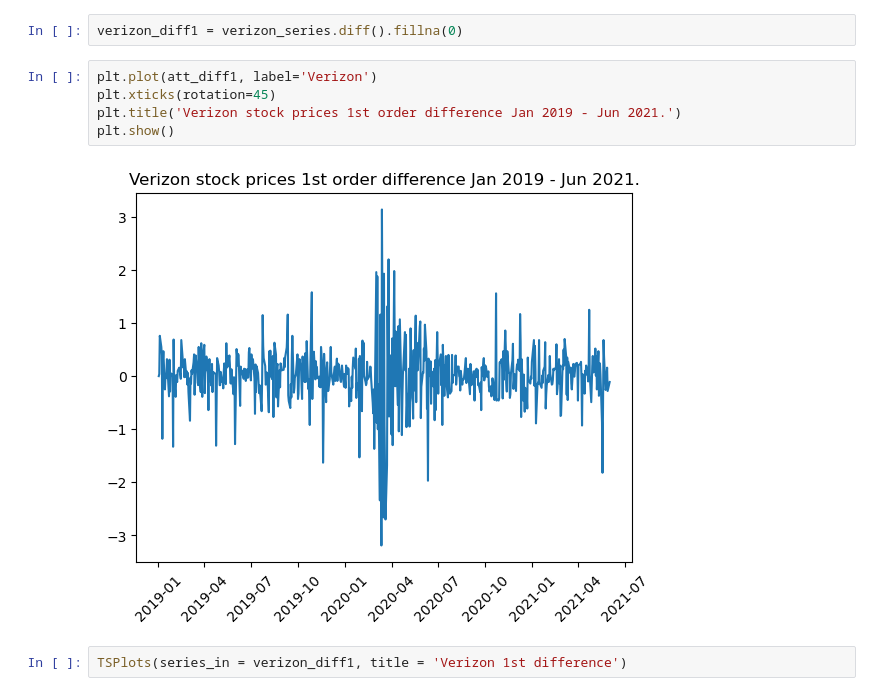
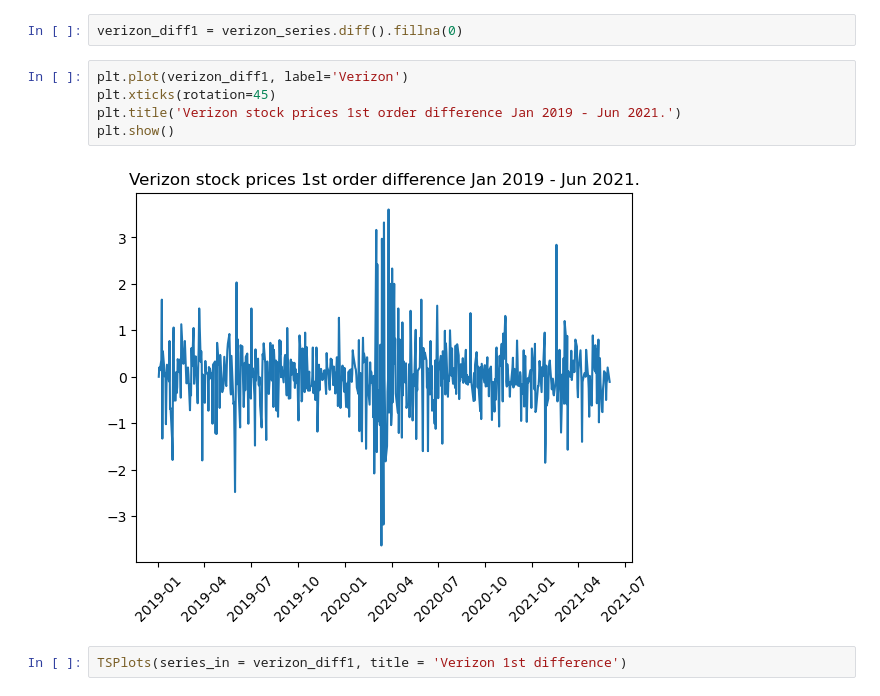
Before and after one commit to TGusciora/Python, a Jupyter notebook: Manning/TimeSeriesStockPrices/TimeSeriesComponents/001_1_3_TGusciora_TimeSeriesComponents_DealingWithNonStationarity.ipynb, the cells around one changed output. Cells and saved outputs as stored; diff of their text form.

```diff
--- a/Manning/TimeSeriesStockPrices/TimeSeriesComponents/001_1_3_TGusciora_TimeSeriesComponents_DealingWithNonStationarity.ipynb
+++ b/Manning/TimeSeriesStockPrices/TimeSeriesComponents/001_1_3_TGusciora_TimeSeriesComponents_DealingWithNonStationarity.ipynb
@@ -253,12 +253,12 @@ Conclusion:
 # %%
 verizon_diff1 = verizon_series.diff().fillna(0)
 # %%
-plt.plot(att_diff1, label='Verizon')
+plt.plot(verizon_diff1, label='Verizon')
 plt.xticks(rotation=45)
 plt.title('Verizon stock prices 1st order difference Jan 2019 - Jun 2021.')
 plt.show()
 # %% [output]
-[figure, old version]
+[figure, new version]
 # %%
 TSPlots(series_in = verizon_diff1, title = 'Verizon 1st difference')
 # %% [output]
```
Also changed, not shown: parts of 5 cells of this notebook.
